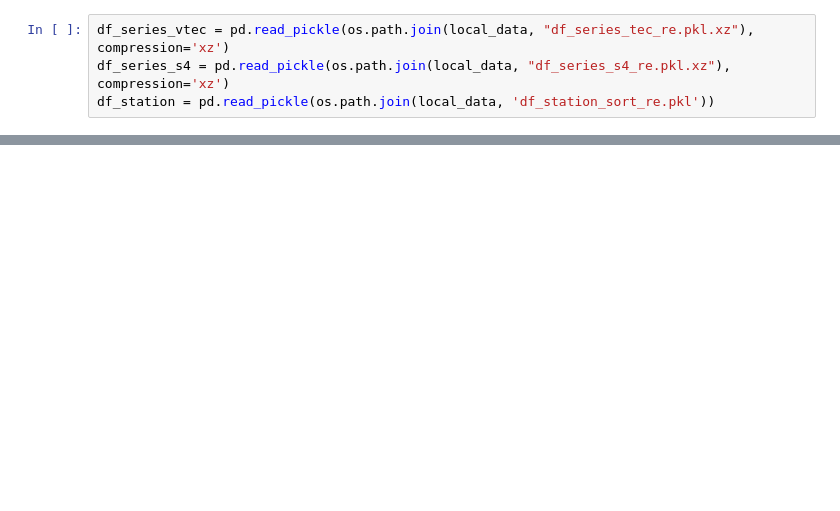
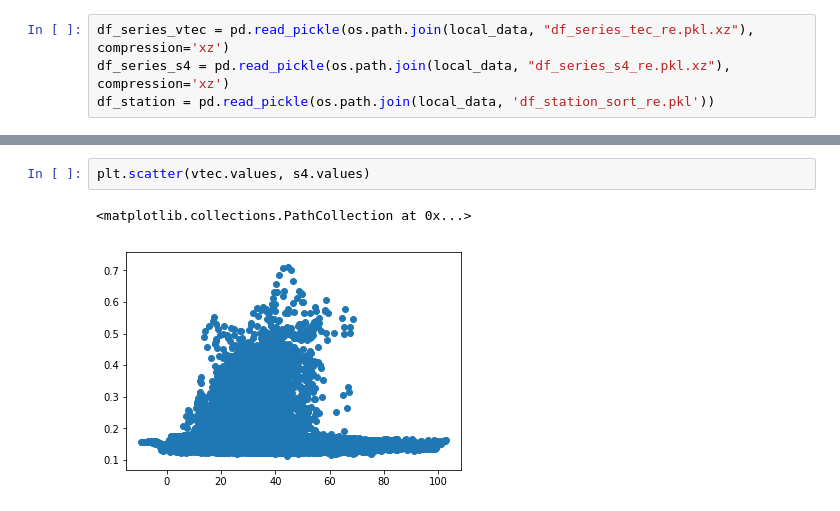
Before and after one commit to retiarus/correlation_vtec_s4, a Jupyter notebook: 06_analise_sj2.ipynb, the cells around one changed output, grey strips where cells are left out. Drawn from its saved outputs; the diff is of its cells as text; blank space fills up the shorter version.

```diff
--- a/06_analise_sj2.ipynb
+++ b/06_analise_sj2.ipynb
@@ -25,0 +82,5 @@ s4_sj2 = df_series_s4['sj2']
+# %%
+plt.scatter(vtec.values, s4.values)
+# %% [output]
+<matplotlib.collections.PathCollection at 0x...>
+[figure, added]
```
Also changed, not shown: parts of 31 cells of this notebook.
